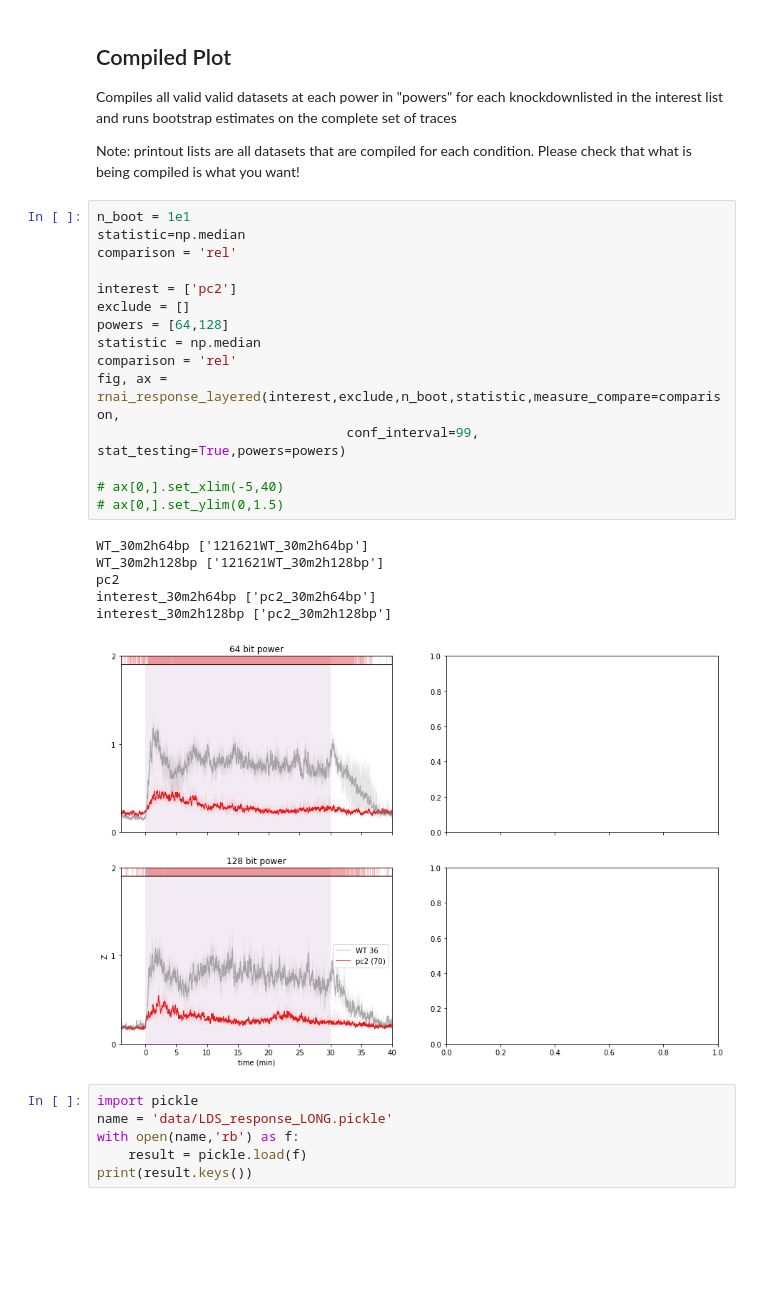
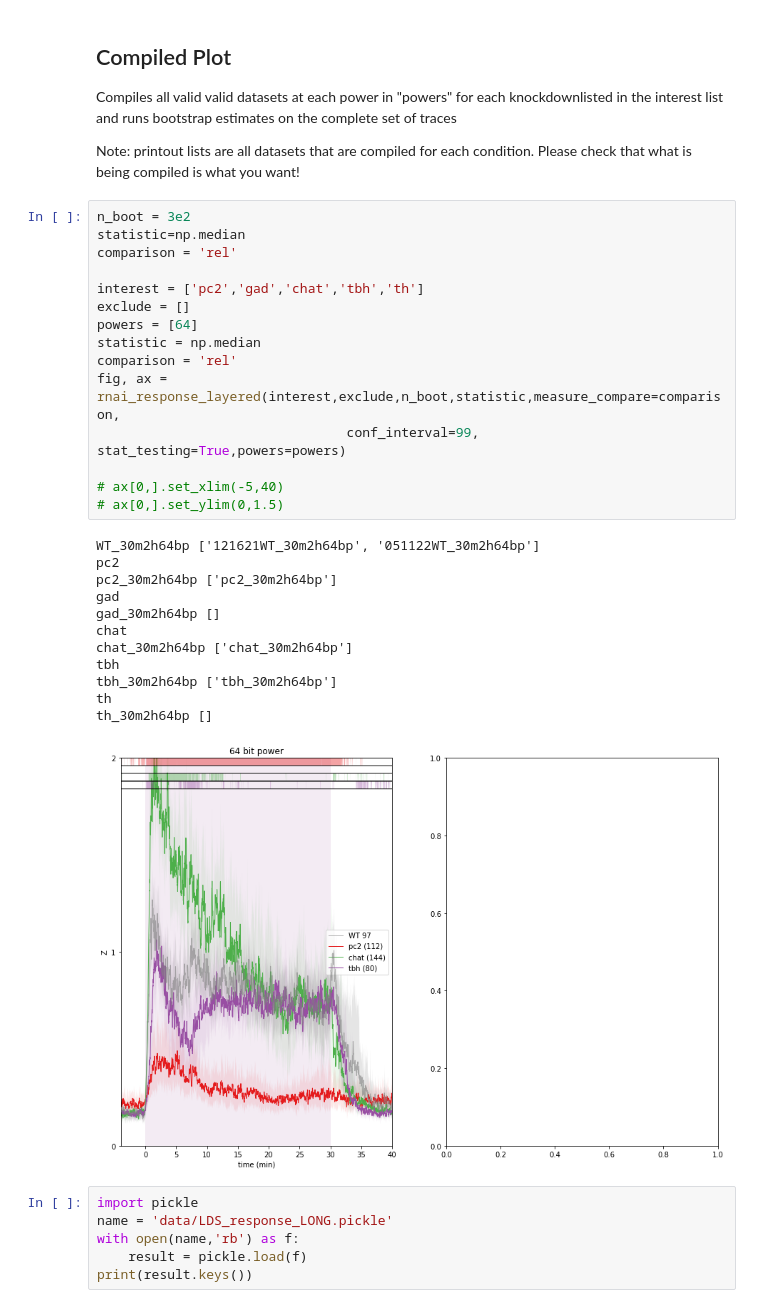
Before and after one commit to samuelbray32/behavior-lite, a Jupyter notebook: publication_stepResponse.ipynb, the cells around one changed output. Saved outputs shown, nothing was run; the diff lists cells and outputs as text; blank space fills up the shorter version.

```diff
--- a/publication_stepResponse.ipynb
+++ b/publication_stepResponse.ipynb
@@ -12,27 +12,33 @@ Compiles all valid valid datasets at each power in "powers" for each knockdownli
 
 Note: printout lists are all datasets that are compiled for each condition.  Please check that what is being compiled is what you want!
 # %%
-n_boot = 1e1
+n_boot = 3e2
 statistic=np.median
 comparison = 'rel'
 
-interest = ['pc2']
+interest = ['pc2','gad','chat','tbh','th']
 exclude = []
-powers = [64,128]
+powers = [64]
 statistic = np.median
 comparison = 'rel'
 fig, ax = rnai_response_layered(interest,exclude,n_boot,statistic,measure_compare=comparison,
                                 conf_interval=99, stat_testing=True,powers=powers)
 
 # ax[0,].set_xlim(-5,40)
 # ax[0,].set_ylim(0,1.5)
 # %% [output]
-WT_30m2h64bp ['121621WT_30m2h64bp']
-WT_30m2h128bp ['121621WT_30m2h128bp']
+WT_30m2h64bp ['121621WT_30m2h64bp', '051122WT_30m2h64bp']
 pc2
-interest_30m2h64bp ['pc2_30m2h64bp']
-interest_30m2h128bp ['pc2_30m2h128bp']
+pc2_30m2h64bp ['pc2_30m2h64bp']
+gad
+gad_30m2h64bp []
+chat
+chat_30m2h64bp ['chat_30m2h64bp']
+tbh
+tbh_30m2h64bp ['tbh_30m2h64bp']
+th
+th_30m2h64bp []
-[figure, old version]
+[figure, new version]
 # %%
 import pickle
 name = 'data/LDS_response_LONG.pickle'
```
Also changed, not shown: parts of 1 cell of this notebook, 1 other file.
